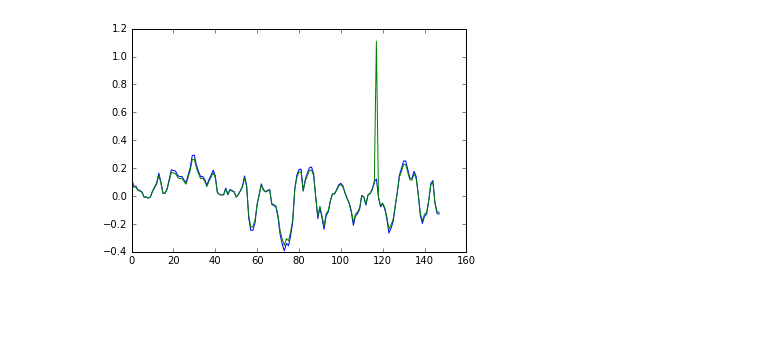
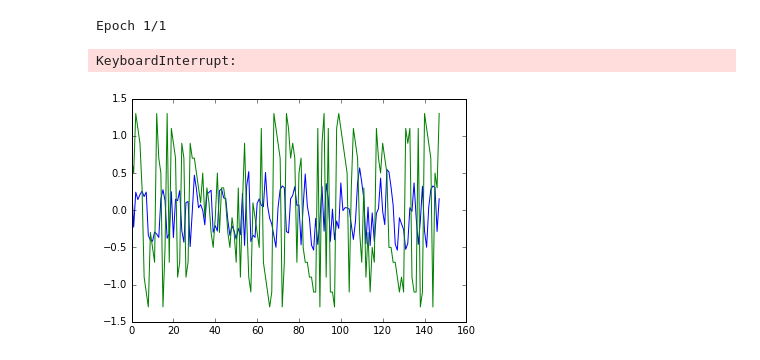
Before and after one commit to JonComo/snake, a Jupyter notebook: snake2.ipynb, the cells around one changed output. Cells and saved outputs as stored; diff of their text form; code cells hidden in the pictures; blank space fills up the shorter version.

```diff
--- a/snake2.ipynb
+++ b/snake2.ipynb
@@ -201,18 +208,18 @@ else:
     input_shape = (env.r, env.c, time_steps)
 
 model = Sequential()
-model.add(Conv2D(64, kernel_size=(3, 3),
-                 activation='tanh',
+model.add(Conv2D(32, kernel_size=(3, 3),
+                 activation='relu',
                  input_shape=input_shape))
-model.add(Conv2D(64, (3, 3), activation='tanh'))
+model.add(Conv2D(64, (3, 3), activation='relu'))
 model.add(MaxPooling2D(pool_size=(2, 2)))
-model.add(Dropout(0.20))
+#model.add(Dropout(0.20))
 model.add(Flatten())
-model.add(Dense(256, activation='tanh'))
-model.add(Dropout(0.20))
+model.add(Dense(256, activation='relu'))
+#model.add(Dropout(0.20))
 
 model.add(Dense(1, activation='tanh'))
 
 model.compile(loss=keras.losses.mse,
-      optimizer=keras.optimizers.Adadelta(lr=.1),
+      optimizer=keras.optimizers.Adadelta(lr=1),
       metrics=['accuracy'])
@@ -290,26 +226,46 @@ for i in range(10):
+# %%
+x_train = []
+y_train = []
+
+for session in history:
+    for i in range(len(session)-2):
+        sar0 = session[i]
+        s0 = sar0[0]
+        s1 = session[i+1][0]
+        stack = env.stack([s0, s1])
+        x_train.append(stack)
+        y_train.append(sar0[2])
+
+model.fit(np.vstack(x_train), np.vstack(y_train))
+# %% [output]
+Epoch 1/1
+KeyboardInterrupt:
 # %%
 # check model on data not trained on
+
+unseen_session = reward_sessions[2]
+
 x_test = []
 y_test = []
 
-session = reward_sessions[29]
-for k in range(len(session)-3):
-    sar0 = session[k]
-    sar1 = session[k+1]
+for k in range(len(unseen_session)-3):
+    sar0 = unseen_session[k]
+    sar1 = unseen_session[k+1]
 
-    sar2 = session[k]
-    sar3 = session[k+1]
+    sar2 = unseen_session[k+2]
+    sar3 = unseen_session[k+3]
 
     state0 = env.stack([sar0[0], sar1[0]])
     state1 = env.stack([sar2[0], sar3[0]])
 
-    target0 = sar3[2] + gamma * model.predict(state1)[0, 0]
+    #target0 = sar3[2] + gamma * model.predict(state1)[0, 0]
+    target0 = sar2[2]
 
     x_test.append(state0)
     y_test.append(np.array([target0]))
 
 
 fig = plt.plot(model.predict(np.vstack(x_test)))
 fig = plt.plot(y_test)
 # %% [output]
-[figure, old version]
+[figure, new version]
```
Also changed, not shown: parts of 11 cells of this notebook.
